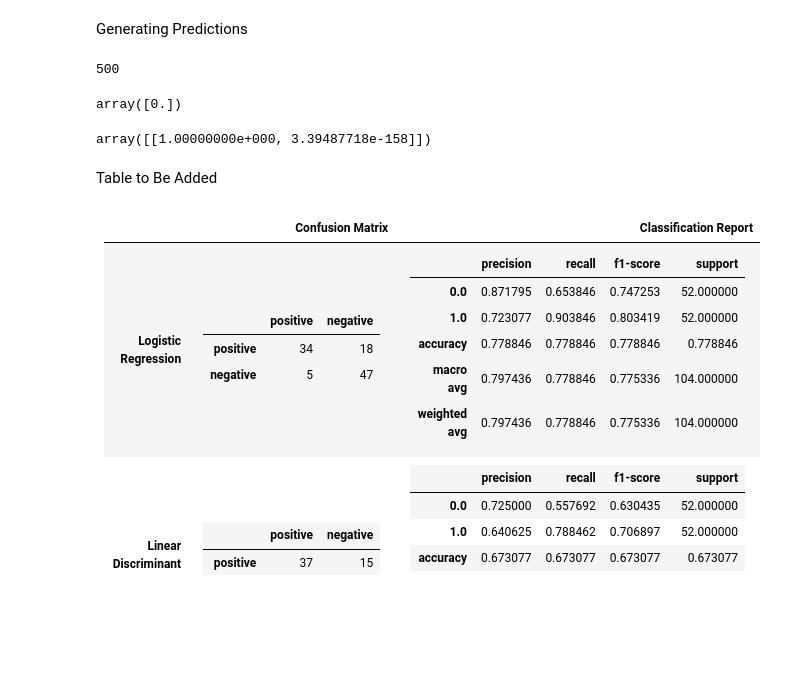
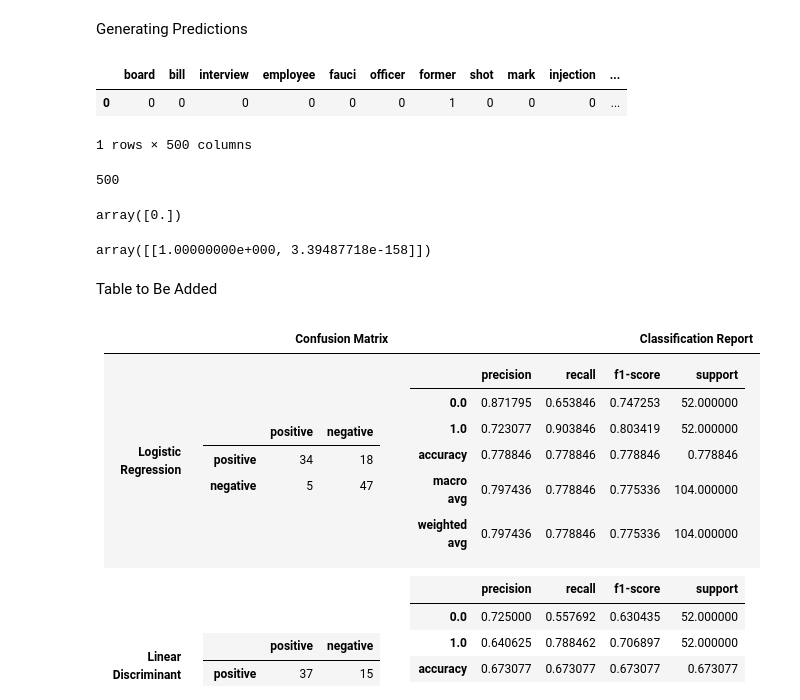
Before and after one commit to isobarbaric/TruthGuard, a Jupyter notebook: Pipeline/model_training.ipynb, the cells around one changed output. Drawn from its saved outputs; the diff is of its cells as text; code cells hidden in the pictures; blank space fills up the shorter version.

```diff
--- a/Pipeline/model_training.ipynb
+++ b/Pipeline/model_training.ipynb
@@ -369,6 +374,12 @@ def build_predict_dataframe(test_content):
 s = "Jacob Puliyel, MD, a pediatrician in India for more than 40 years, brought suit in the Supreme Court of India against the Union of India and COVID-19 vaccine manufacturers in a legal challenge to the country\u2019s COVID vaccine program.1 Dr. Puliyel, who has served as Director of Research and Projects at Holy Family Hospital in Delhi and is a former member of the National Technical Advisory Group (NTAG) on immunizations in India, sued the government and COVID vaccine manufacturers seeking release of information related to the COVID vaccine approval process, as well as arguing for a policy change that allows unvaccinated persons to enter public spaces and access resources.\n\nSpecifically, Dr. Puliyel asked the Supreme Court of India for the release of each phase of clinical trial data for the COVID vaccines administered in India; disclosure of minutes from the meeting of the Subject Expert Committee and the NTGAI with regard to vaccines; release of information surrounding the approval or rejection of emergency use applications of vaccines by the Drugs Controller General of India (DCGI); and disclosure of post vaccination data related to COVID."
 # %%
 p_mat = build_predict_dataframe(s)
+# %%
+p_mat
+# %% [output]
+|  | board | bill | interview | employee | fauci | officer | former | shot | mark | injection | ... |
+| 0 | 0 | 0 | 0 | 0 | 0 | 0 | 1 | 0 | 0 | 0 | ... |
+1 rows × 500 columns
 # %%
 len(p_mat.columns)
 # %% [output]
```
Also changed, not shown: parts of 1 cell of this notebook, 5 other files.
